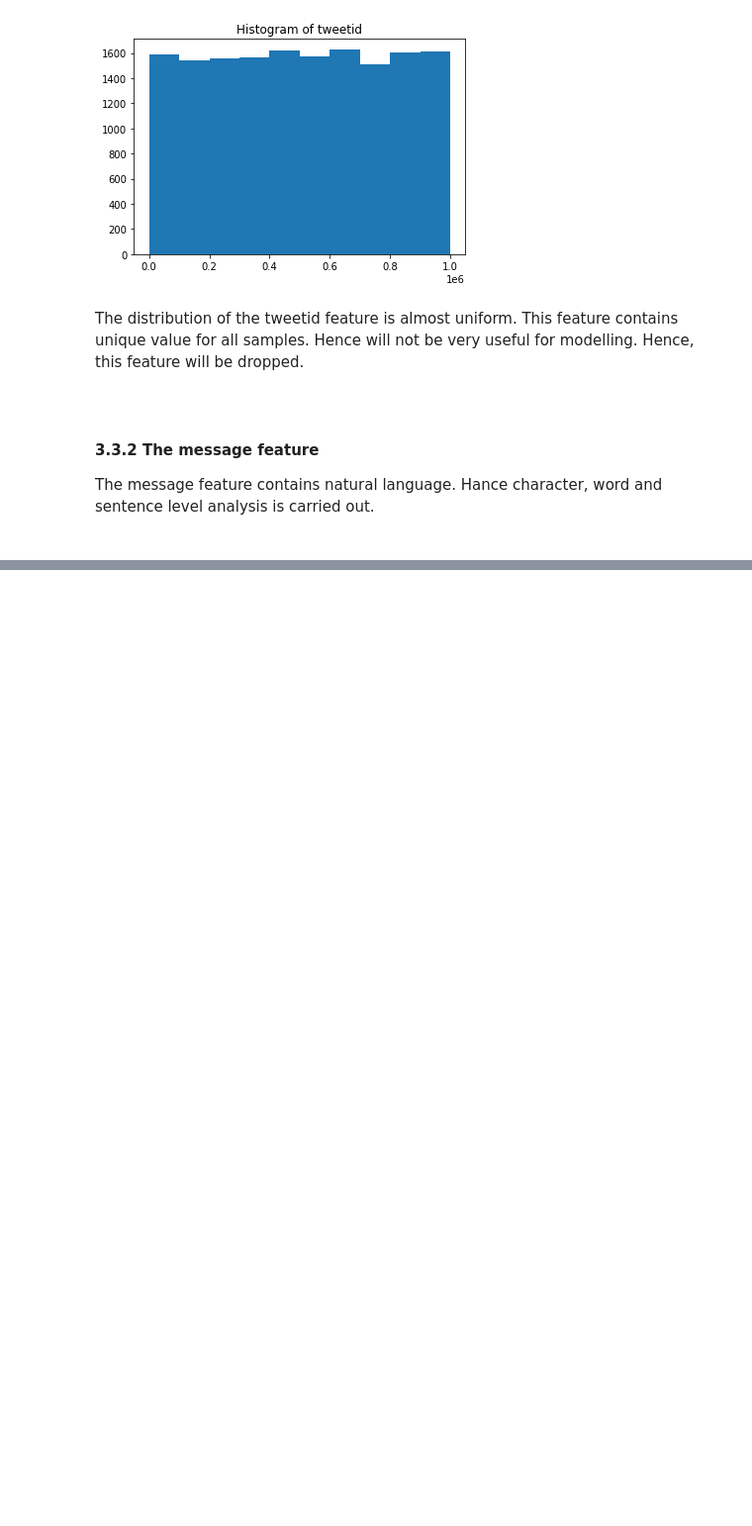
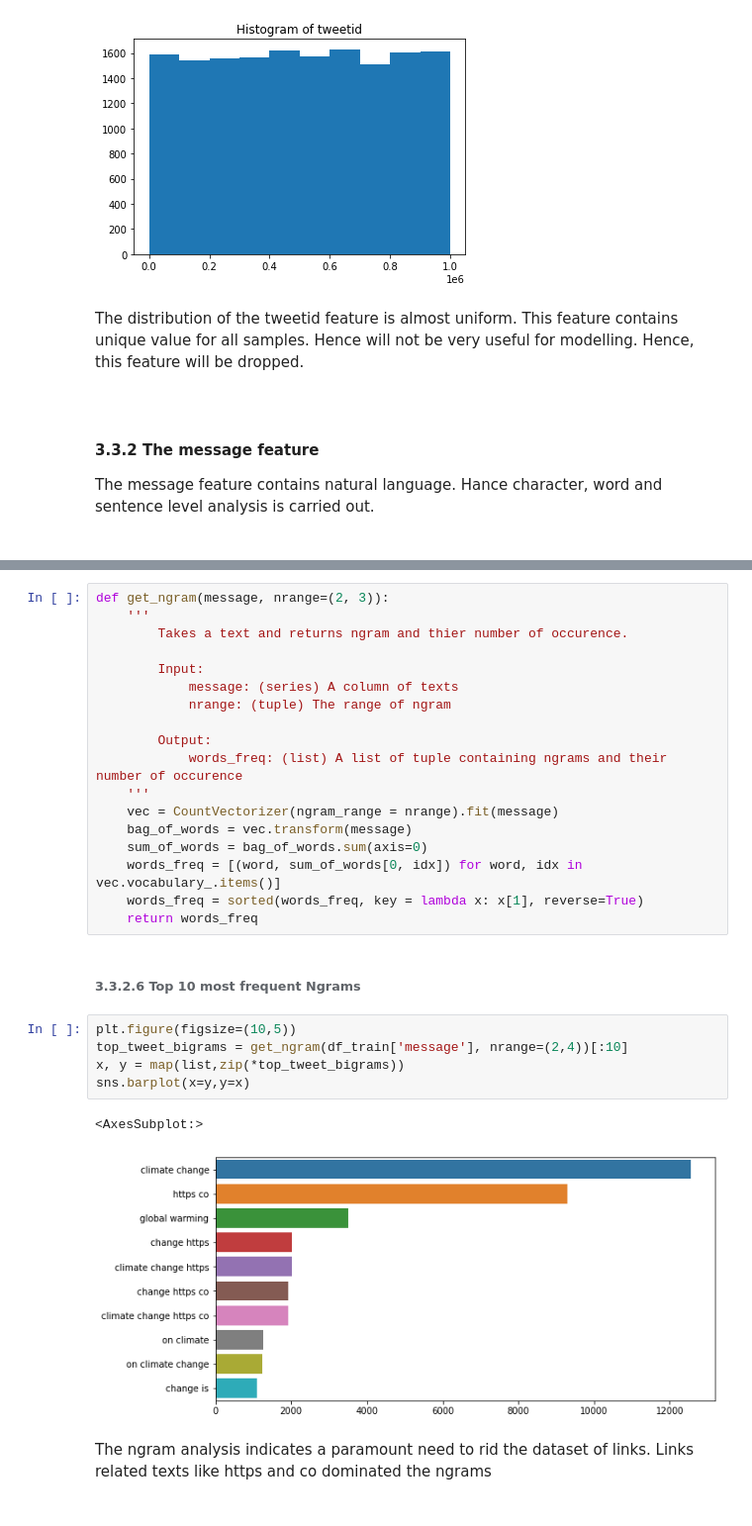
Before and after one commit to Abdul4code/Climate-change-analysis-Team_ZF2, a Jupyter notebook: ZF2_Classification.ipynb, the cells around one changed output, grey strips where cells are left out. Shown: that part at 99% size. Saved outputs shown, nothing was run; the diff lists cells and outputs as text; blank space fills up the shorter version.

```diff
--- a/ZF2_Classification.ipynb
+++ b/ZF2_Classification.ipynb
@@ -277,0 +290,30 @@ df.shape
+# %%
+def get_ngram(message, nrange=(2, 3)):
+    '''
+        Takes a text and returns ngram and thier number of occurence.
+
+        Input:
+            message: (series) A column of texts
+            nrange: (tuple) The range of ngram
+
+        Output:
+            words_freq: (list) A list of tuple containing ngrams and their number of occurence
+    '''
+    vec = CountVectorizer(ngram_range = nrange).fit(message)
+    bag_of_words = vec.transform(message)
+    sum_of_words = bag_of_words.sum(axis=0)
+    words_freq = [(word, sum_of_words[0, idx]) for word, idx in vec.vocabulary_.items()]
+    words_freq = sorted(words_freq, key = lambda x: x[1], reverse=True)
+    return words_freq
+# %% [markdown]
+###### 3.3.2.6 Top 10 most frequent Ngrams
+# %%
+plt.figure(figsize=(10,5))
+top_tweet_bigrams = get_ngram(df_train['message'], nrange=(2,4))[:10]
+x, y = map(list,zip(*top_tweet_bigrams))
+sns.barplot(x=y,y=x)
+# %% [output]
+<AxesSubplot:>
+[figure, added]
+# %% [markdown]
+The ngram analysis indicates a paramount need to rid the dataset of links. Links related texts like https and co dominated the ngrams <br /><br />
```
Also changed, not shown: parts of 22 cells of this notebook.
